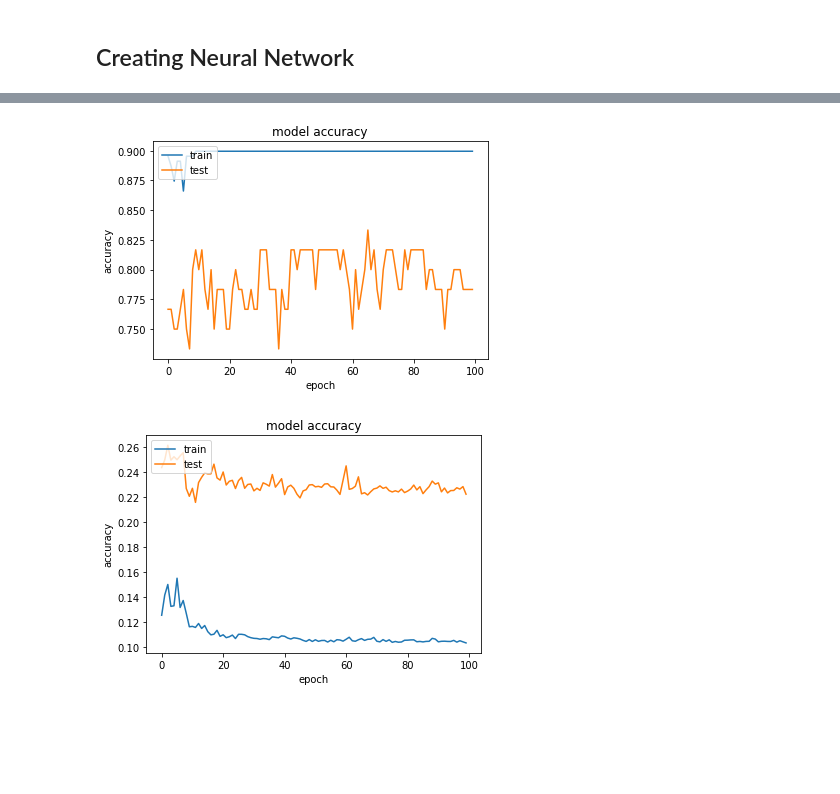
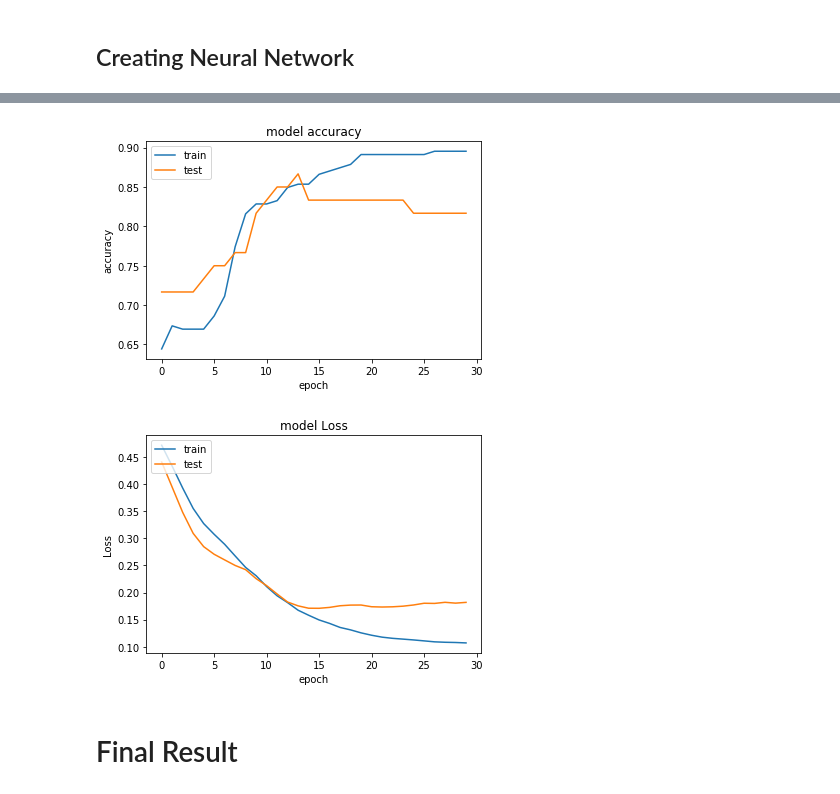
Before and after one commit to bhavuksagar/Heat-Failure-Predicition, a Jupyter notebook: main.ipynb, the cells around one changed output, grey strips where cells are left out. Saved outputs shown, nothing was run; the diff lists cells and outputs as text; code cells hidden in the pictures; blank space fills up the shorter version.

```diff
--- a/main.ipynb
+++ b/main.ipynb
@@ -154,6 +172,6 @@ rn.score(x_test,y_test)
 # %%
 for i in range(2,11):
     kn=KNeighborsClassifier()
-    kn.fit(x_train,y_train)
-    print(i,kn.score(x_test,y_test))
+    kn.fit(x_train_scale,y_train)
+    print(i,kn.score(x_test_scale,y_test))
 # %% [output]
@@ -169,5 +187,5 @@ for i in range(2,11):
 # %%
 lg=LogisticRegression()
-lg.fit(x_train,y_train)
-lg.score(x_test,y_test)
+lg.fit(x_train_scale,y_train)
+lg.score(x_test_scale,y_test)
 # %% [output]
@@ -213,7 +231,7 @@ hidden1=Dense(units=32,activation='relu')
 hidden2=Dense(units=56,activation='relu')
 hidden3=Dense(units=26,activation='relu')
 hidden4=Dense(units=46,activation='relu')
-out=Dense(units=1,activation='relu')
+out=Dense(units=1,activation='sigmoid')
 model.add(hidden1)
 model.add(hidden2)
 model.add(hidden3)
@@ -222,7 +240,7 @@ model.add(out)
 # %%
 model.compile(optimizer='adam',loss='mean_absolute_error',metrics=['accuracy'])
 # %%
-history=model.fit(np.asarray(x_train_scale),np.asarray(y_train),epochs=100,batch_size=10,
-          validation_data=(np.asarray(x_test_scale),np.asarray(y_test)))
+history=model.fit(np.asarray(x_train_scale),np.asarray(y_train),epochs=30,
+          validation_data=(np.asarray(x_test_scale),np.asarray(y_test)),shuffle=True)
 # %% [output]
 Train on 239 samples, validate on 60 samples
@@ -271,19 +289,21 @@ _________________________________________________________________
 # %%
 plt.plot(history.history['accuracy'])
 plt.plot(history.history['val_accuracy'])
 plt.title('model accuracy')
 plt.ylabel('accuracy')
 plt.xlabel('epoch')
 plt.legend(['train', 'test'], loc='upper left')
 plt.show()
 
 plt.plot(history.history['loss'])
 plt.plot(history.history['val_loss'])
-plt.title('model accuracy')
-plt.ylabel('accuracy')
+plt.title('model Loss')
+plt.ylabel('Loss')
 plt.xlabel('epoch')
 plt.legend(['train', 'test'], loc='upper left')
 plt.show()
 # %% [output]
-[figure, old version]
+[figure, new version]
-[figure, old version]
+[figure, new version]
+# %% [markdown]
+# Final Result
```
Also changed, not shown: parts of 26 cells of this notebook, 1 other file.
